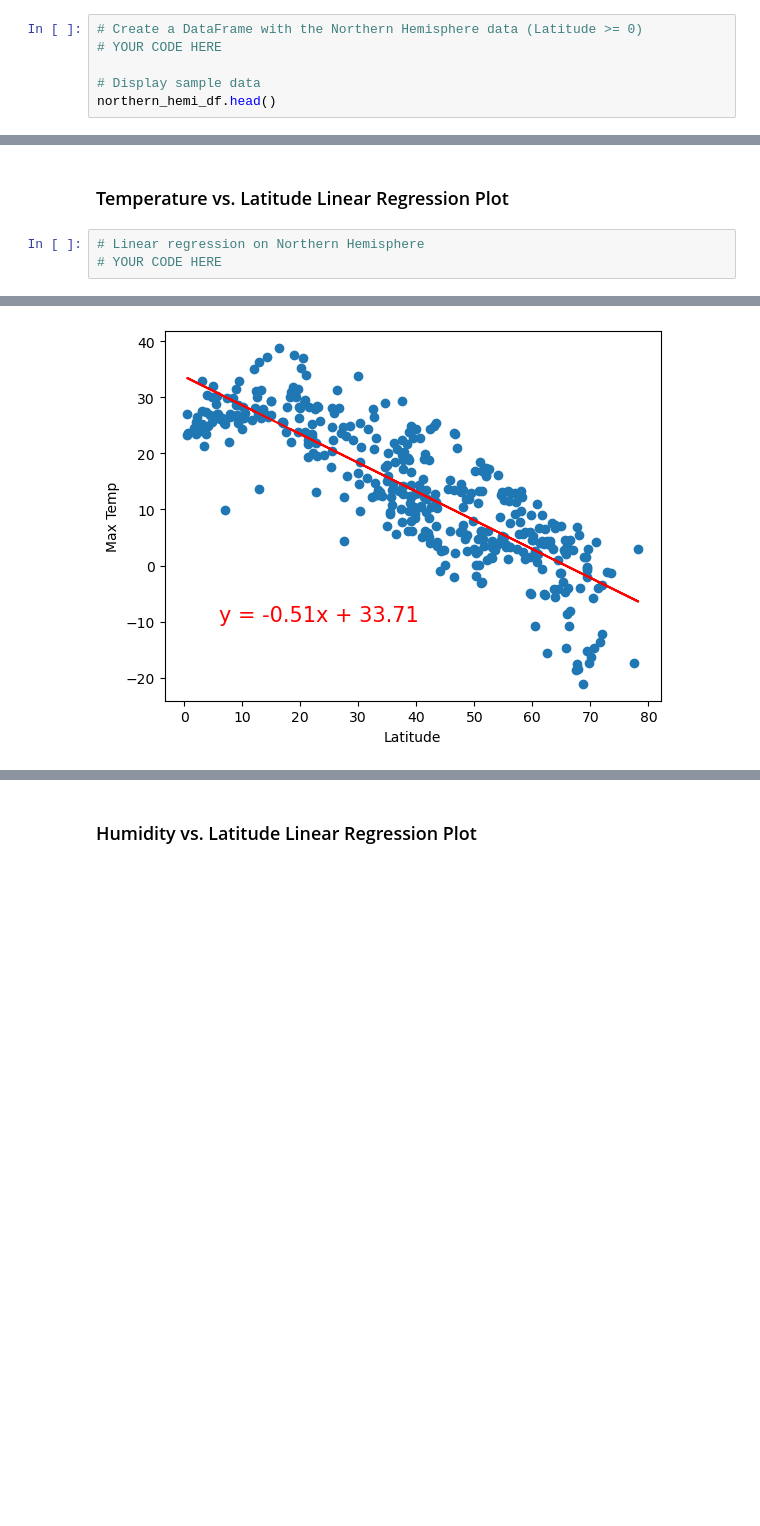
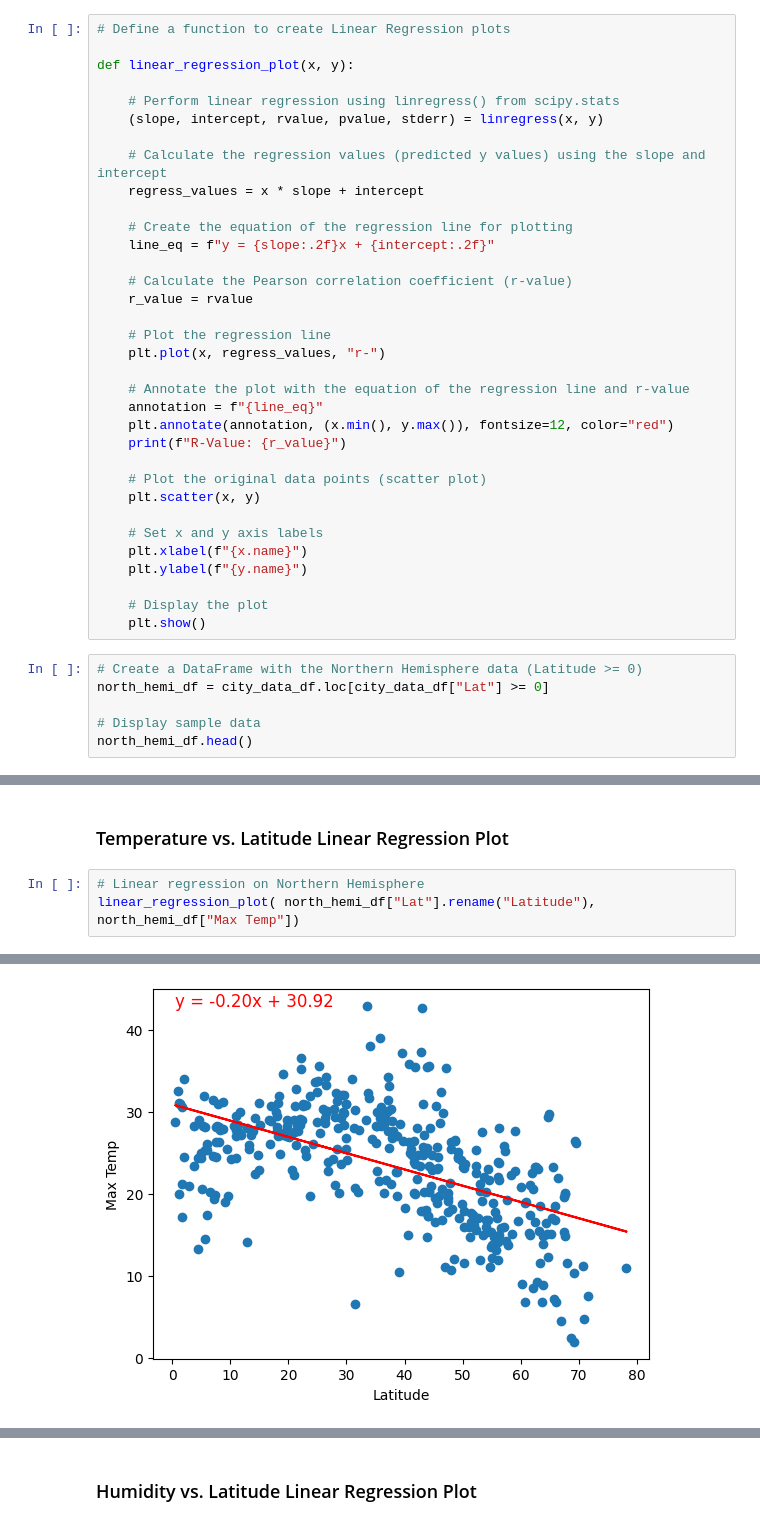
Before and after one commit to davsssss/python-api-challenge, a Jupyter notebook: WeatherPy/WeatherPy.ipynb, the cells around one changed output, grey strips where cells are left out. Drawn from its saved outputs; the diff is of its cells as text; blank space fills up the shorter version.

```diff
--- a/WeatherPy/WeatherPy.ipynb
+++ b/WeatherPy/WeatherPy.ipynb
@@ -262,9 +273,43 @@ plt.show()
+# %%
+# Define a function to create Linear Regression plots
+
+def linear_regression_plot(x, y):
+
+    # Perform linear regression using linregress() from scipy.stats
+    (slope, intercept, rvalue, pvalue, stderr) = linregress(x, y)
+
+    # Calculate the regression values (predicted y values) using the slope and intercept
+    regress_values = x * slope + intercept
+
+    # Create the equation of the regression line for plotting
+    line_eq = f"y = {slope:.2f}x + {intercept:.2f}"
+
+    # Calculate the Pearson correlation coefficient (r-value)
+    r_value = rvalue
+
+    # Plot the regression line
+    plt.plot(x, regress_values, "r-")
+
+    # Annotate the plot with the equation of the regression line and r-value
+    annotation = f"{line_eq}"
+    plt.annotate(annotation, (x.min(), y.max()), fontsize=12, color="red")
+    print(f"R-Value: {r_value}")
+
+    # Plot the original data points (scatter plot)
+    plt.scatter(x, y)
+
+    # Set x and y axis labels
+    plt.xlabel(f"{x.name}")
+    plt.ylabel(f"{y.name}")
+
+    # Display the plot
+    plt.show()
 # %%
 # Create a DataFrame with the Northern Hemisphere data (Latitude >= 0)
-# YOUR CODE HERE
+north_hemi_df = city_data_df.loc[city_data_df["Lat"] >= 0]
 
 # Display sample data
-northern_hemi_df.head()
+north_hemi_df.head()
 # %% [output]
 |  | City | Lat | Lng | Max Temp | Humidity | Cloudiness | Wind Speed | Country | Date |
 | City_ID |  |  |  |  |  |  |  |  |  |
@@ -291,5 +336,5 @@ southern_hemi_df.head()
 ###  Temperature vs. Latitude Linear Regression Plot
 # %%
 # Linear regression on Northern Hemisphere
-# YOUR CODE HERE
+linear_regression_plot( north_hemi_df["Lat"].rename("Latitude"), north_hemi_df["Max Temp"])
 # %% [output]
@@ -297,3 +342,3 @@ The r-value is: 0.7161472181434118
-[figure, old version]
+[figure, new version]
 # %%
 # Linear regression on Southern Hemisphere
```
Also changed, not shown: parts of 35 cells of this notebook, 5 other files.
